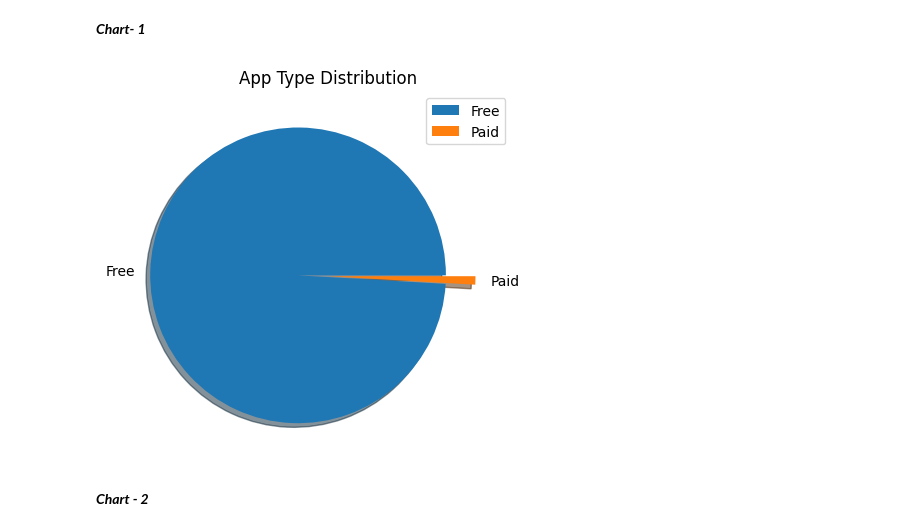
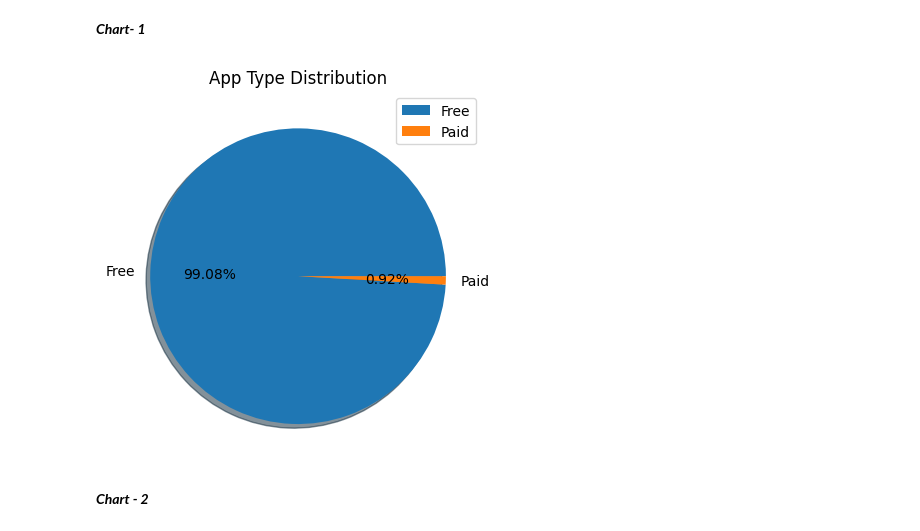
Before and after one commit to Vaibhav1258/Google-Play-Store-EDA-Analysis, a Jupyter notebook: VD_||_Play_Store_EDA_Project_.ipynb, the cells around one changed output. Saved outputs shown, nothing was run; the diff lists cells and outputs as text; code cells hidden in the pictures.

```diff
--- a/VD_||_Play_Store_EDA_Project_.ipynb
+++ b/VD_||_Play_Store_EDA_Project_.ipynb
@@ -594,19 +278,19 @@ Name: Type, dtype: int64
 # %%
 # Data
 app_type = np.array(merge_df['Type'].value_counts())
 
 # Pie plot settings
 mylabels = ['Free', 'Paid']
-myexplode = [0.2, 0]
+
 
 # Draw pie plot
-plt.pie(app_type, labels=mylabels, explode=myexplode, shadow=True)
+plt.pie(app_type, labels=mylabels, shadow=True,autopct='%1.2f%%')
 plt.legend()
 plt.title('App Type Distribution');
 # Show the plot
 plt.show()
 # %% [output]
-[figure, old version]
+[figure, new version]
 # %% [markdown]
 ***Chart - 2***
 # %%
```
Also changed, not shown: parts of 39 cells of this notebook.
